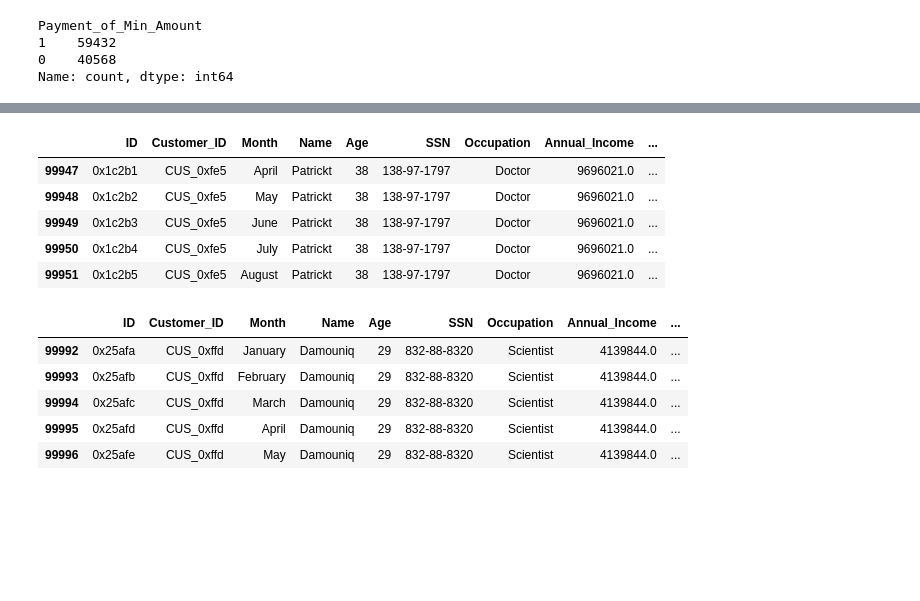
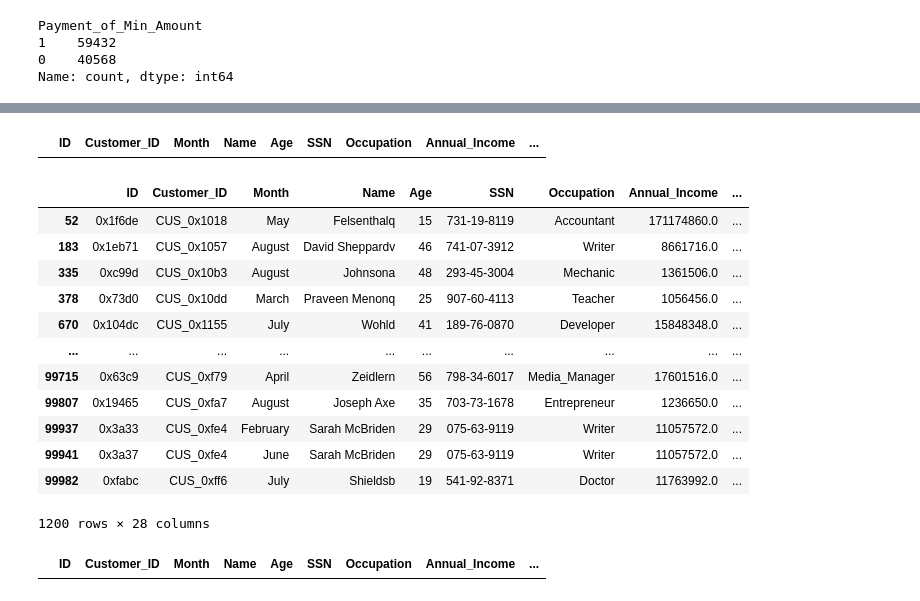
Before and after one commit to ViniciusOtoni/CreditScoreDataset, a Jupyter notebook: notebooks/n01_data_cleaning.ipynb, the cells around one changed output, grey strips where cells are left out. Saved outputs shown, nothing was run; the diff lists cells and outputs as text; code cells hidden in the pictures; blank space fills up the shorter version.

Commit message:
finalizando a etapa de data cleaning e gerando o novo arquivo csv com os dados tratados.

```diff
--- a/notebooks/n01_data_cleaning.ipynb
+++ b/notebooks/n01_data_cleaning.ipynb
@@ -1595,0 +1848,3 @@ df.loc[(df["Total_EMI_per_month"] == 0) & (df["Payment_of_Min_Amount"] == 1)] #
+# %%
+upper_bound = Q3 + 1.5 * IQR
+upper_bound # limitador
@@ -1595,0 +1862,2 @@ df.loc[(df["Total_EMI_per_month"] == 0) & (df["Payment_of_Min_Amount"] == 1)] #
+# %%
+df['Amount_invested_monthly'] = df['Amount_invested_monthly'].apply(lambda x:  upper_bound if x > upper_bound else x) # Alteração de outliers
@@ -1596,2 +1904,2 @@ df.loc[(df["Total_EMI_per_month"] == 0) & (df["Payment_of_Min_Amount"] == 1)] #
 # %%
-df.loc[df['Total_EMI_per_month'] == 0, 'Total_EMI_per_month'] = np.nan # transformando valores 0.00 para NaN
+df.loc[df["Payment_Behaviour"].str.contains(r'[#$%¨&*]', regex=True), 'Payment_Behaviour'] = np.nan # transformando para nulos
@@ -1598,13 +1915,22 @@ df.loc[df['Total_EMI_per_month'] == 0, 'Total_EMI_per_month'] = np.nan # transfo
 # %%
-df['Total_EMI_per_month'] = df.groupby('Customer_ID')['Total_EMI_per_month'].transform(lambda x: x.bfill().ffill())
-# transformando os dados nulos por dados válidos de seu respectivo Customer_id.
+df['Payment_Behaviour'] = df.groupby('Customer_ID')['Payment_Behaviour'].transform(lambda x: x.bfill().ffill()) # Preencher os valores nulos com os valores corretos
+# %%
+df.loc[df["Payment_Behaviour"].isna()].head() # alteração bem sucedida.
+# %% [output]
+|  | ID | Customer_ID | Month | Name | Age | SSN | Occupation | Annual_Income | ... |
 # %%
-df.loc[(df["Total_EMI_per_month"].isna())].tail()
-#7992 total de registos
+df.loc[df["Monthly_Balance"].isna()]
 # %% [output]
 |  | ID | Customer_ID | Month | Name | Age | SSN | Occupation | Annual_Income | ... |
-| 99947 | 0x1c2b1 | CUS_0xfe5 | April | Patrickt | 38 | 138-97-1797 | Doctor | 9696021.0 | ... |
-| 99948 | 0x1c2b2 | CUS_0xfe5 | May | Patrickt | 38 | 138-97-1797 | Doctor | 9696021.0 | ... |
-| 99949 | 0x1c2b3 | CUS_0xfe5 | June | Patrickt | 38 | 138-97-1797 | Doctor | 9696021.0 | ... |
-| 99950 | 0x1c2b4 | CUS_0xfe5 | July | Patrickt | 38 | 138-97-1797 | Doctor | 9696021.0 | ... |
-| 99951 | 0x1c2b5 | CUS_0xfe5 | August | Patrickt | 38 | 138-97-1797 | Doctor | 9696021.0 | ... |
+| 52 | 0x1f6de | CUS_0x1018 | May | Felsenthalq | 15 | 731-19-8119 | Accountant | 171174860.0 | ... |
+| 183 | 0x1eb71 | CUS_0x1057 | August | David Sheppardv | 46 | 741-07-3912 | Writer | 8661716.0 | ... |
+| 335 | 0xc99d | CUS_0x10b3 | August | Johnsona | 48 | 293-45-3004 | Mechanic | 1361506.0 | ... |
+| 378 | 0x73d0 | CUS_0x10dd | March | Praveen Menonq | 25 | 907-60-4113 | Teacher | 1056456.0 | ... |
+| 670 | 0x104dc | CUS_0x1155 | July | Wohld | 41 | 189-76-0870 | Developer | 15848348.0 | ... |
+| ... | ... | ... | ... | ... | ... | ... | ... | ... | ... |
+| 99715 | 0x63c9 | CUS_0xf79 | April | Zeidlern | 56 | 798-34-6017 | Media_Manager | 17601516.0 | ... |
+| 99807 | 0x19465 | CUS_0xfa7 | August | Joseph Axe | 35 | 703-73-1678 | Entrepreneur | 1236650.0 | ... |
+| 99937 | 0x3a33 | CUS_0xfe4 | February | Sarah McBriden | 29 | 075-63-9119 | Writer | 11057572.0 | ... |
+| 99941 | 0x3a37 | CUS_0xfe4 | June | Sarah McBriden | 29 | 075-63-9119 | Writer | 11057572.0 | ... |
+| 99982 | 0xfabc | CUS_0xff6 | July | Shieldsb | 19 | 541-92-8371 | Doctor | 11763992.0 | ... |
+1200 rows × 28 columns
@@ -1611,9 +1939,4 @@ df.loc[(df["Total_EMI_per_month"].isna())].tail()
 # %%
-df.loc[df["Customer_ID"] == "CUS_0xffd"].head()
+df.loc[df["Monthly_Balance"].isna()]
 # %% [output]
 |  | ID | Customer_ID | Month | Name | Age | SSN | Occupation | Annual_Income | ... |
-| 99992 | 0x25afa | CUS_0xffd | January | Damouniq | 29 | 832-88-8320 | Scientist | 4139844.0 | ... |
-| 99993 | 0x25afb | CUS_0xffd | February | Damouniq | 29 | 832-88-8320 | Scientist | 4139844.0 | ... |
-| 99994 | 0x25afc | CUS_0xffd | March | Damouniq | 29 | 832-88-8320 | Scientist | 4139844.0 | ... |
-| 99995 | 0x25afd | CUS_0xffd | April | Damouniq | 29 | 832-88-8320 | Scientist | 4139844.0 | ... |
-| 99996 | 0x25afe | CUS_0xffd | May | Damouniq | 29 | 832-88-8320 | Scientist | 4139844.0 | ... |
```
Also changed, not shown: parts of 47 cells of this notebook, 2 other files.
